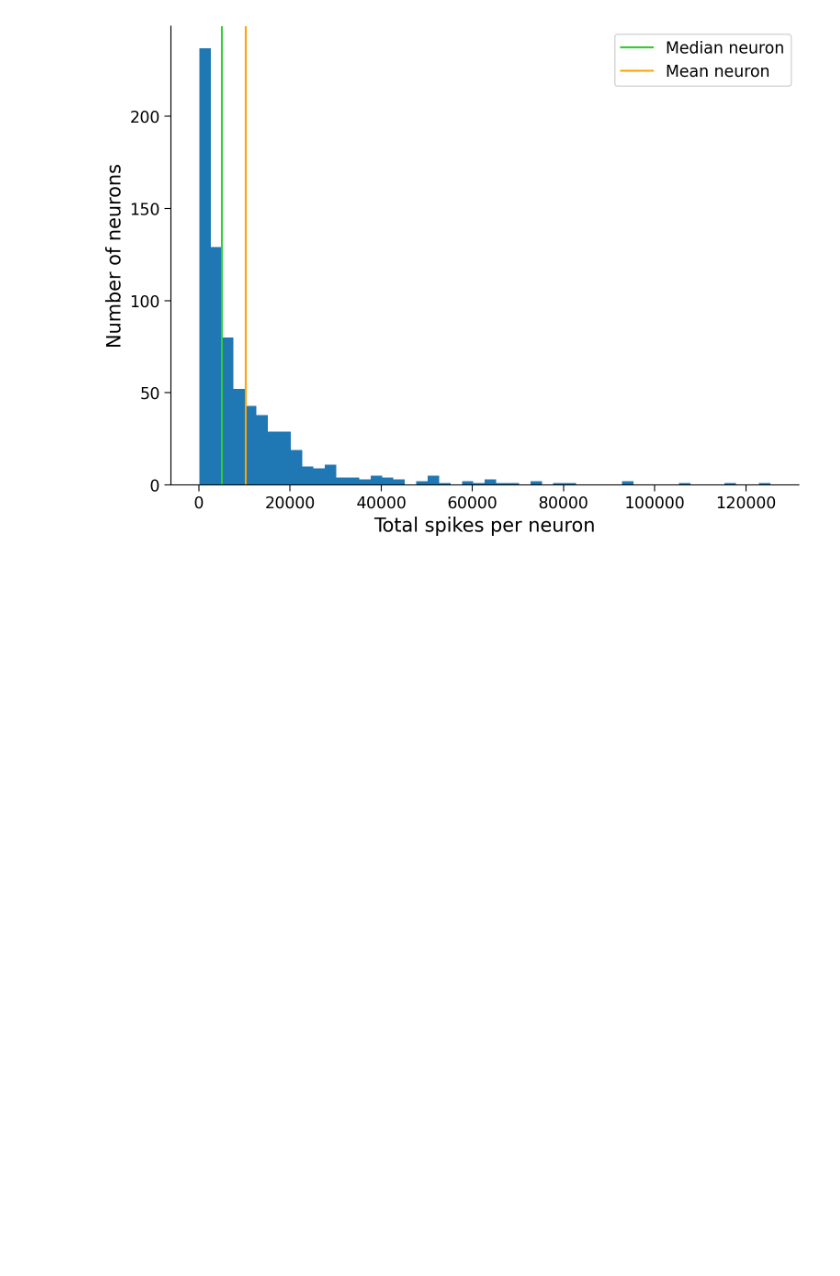
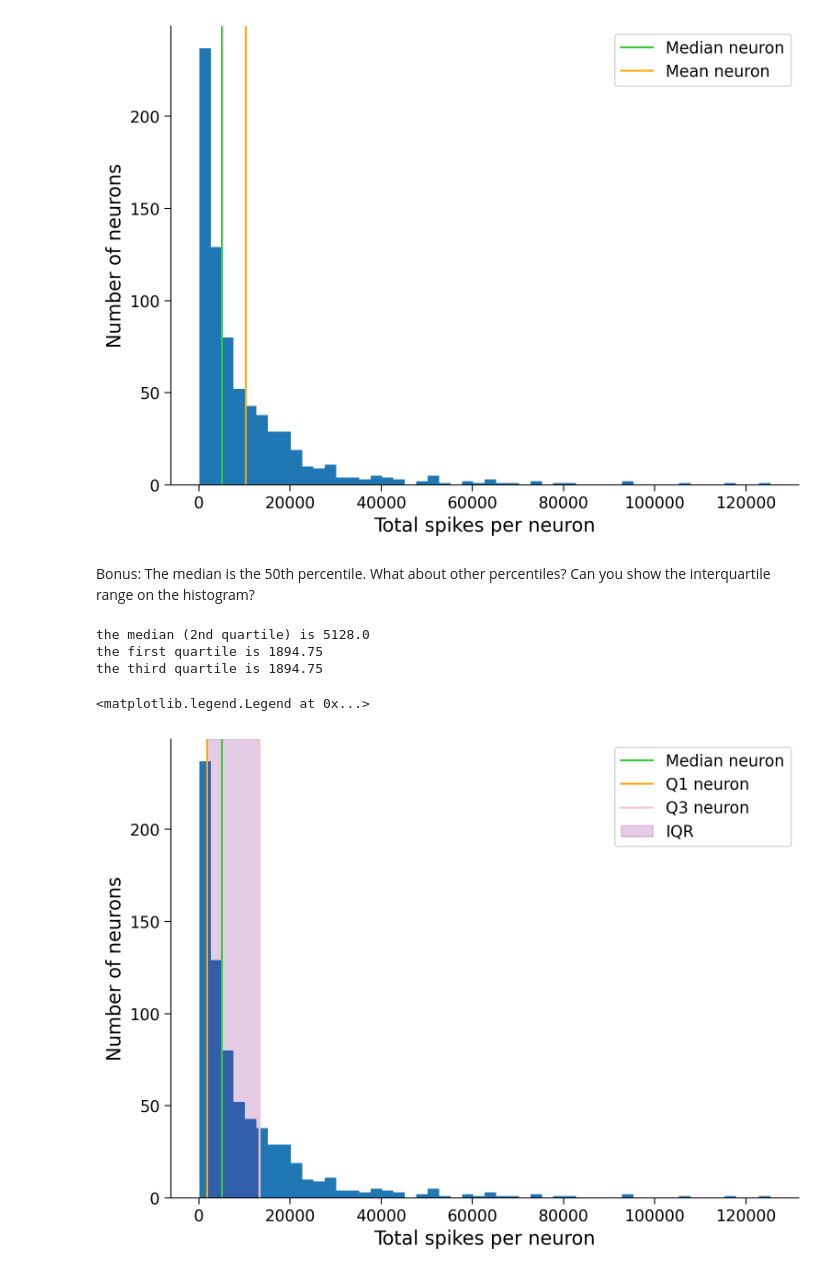
Before and after one commit to gforesman/comp_neuro_course, a Jupyter notebook: W1_tutorials.ipynb, the cells around one changed output. Saved outputs shown, nothing was run; the diff lists cells and outputs as text; code cells hidden in the pictures; blank space fills up the shorter version.

```diff
--- a/W1_tutorials.ipynb
+++ b/W1_tutorials.ipynb
@@ -136,3 +136,31 @@ plt.legend()
 # %% [output]
 <matplotlib.legend.Legend at 0x...>
 [figure]
+# %% [markdown]
+Bonus: The median is the 50th percentile. What about other percentiles? Can you show the interquartile range on the histogram?
+# %%
+Q2 = median_spike_count
+print(f"the median (2nd quartile) is {Q2}")
+
+Q1 = np.quantile(total_spikes_per_neuron, .25)
+print(f"the first quartile is {Q1}")
+
+Q3 = np.quantile(total_spikes_per_neuron, .75)
+print(f"the third quartile is {Q1}")
+
+
+#Visualizing
+plt.hist(total_spikes_per_neuron, bins=50, histtype="stepfilled")
+plt.axvline(Q2, color="limegreen", label="Median neuron")
+plt.axvline(Q1, color="orange", label="Q1 neuron")
+plt.axvline(Q3, color="pink", label="Q3 neuron")
+plt.axvspan(Q1, Q3, color='purple', alpha=0.2, label='IQR')
+plt.xlabel("Total spikes per neuron")
+plt.ylabel("Number of neurons")
+plt.legend()
+# %% [output]
+the median (2nd quartile) is 5128.0
+the first quartile is 1894.75
+the third quartile is 1894.75
+<matplotlib.legend.Legend at 0x...>
+[figure, added]
```
Also changed, not shown: parts of 11 cells of this notebook.
